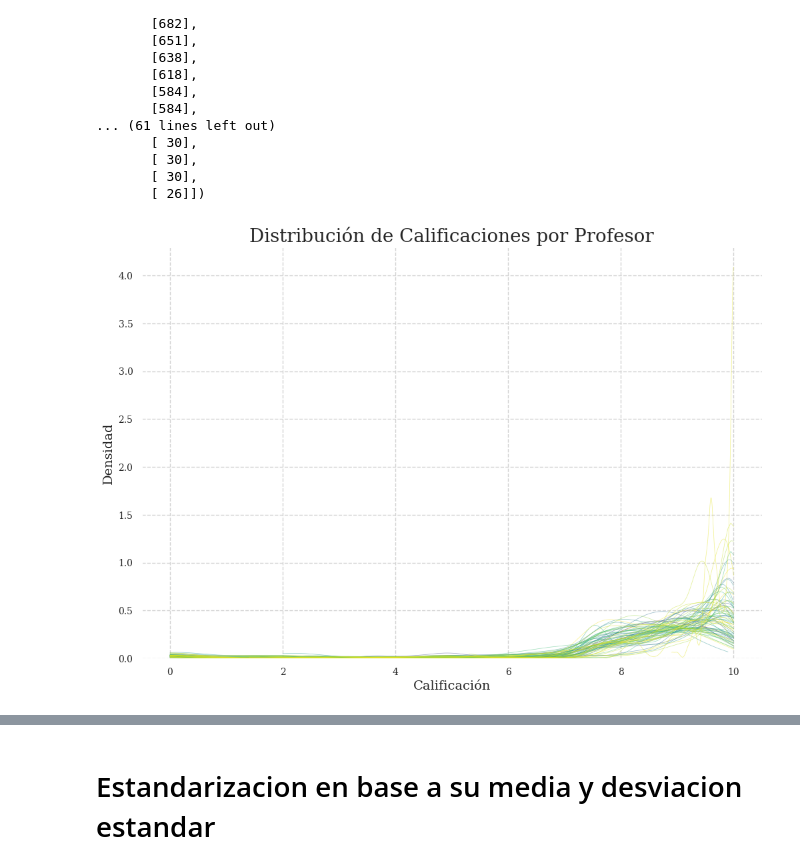
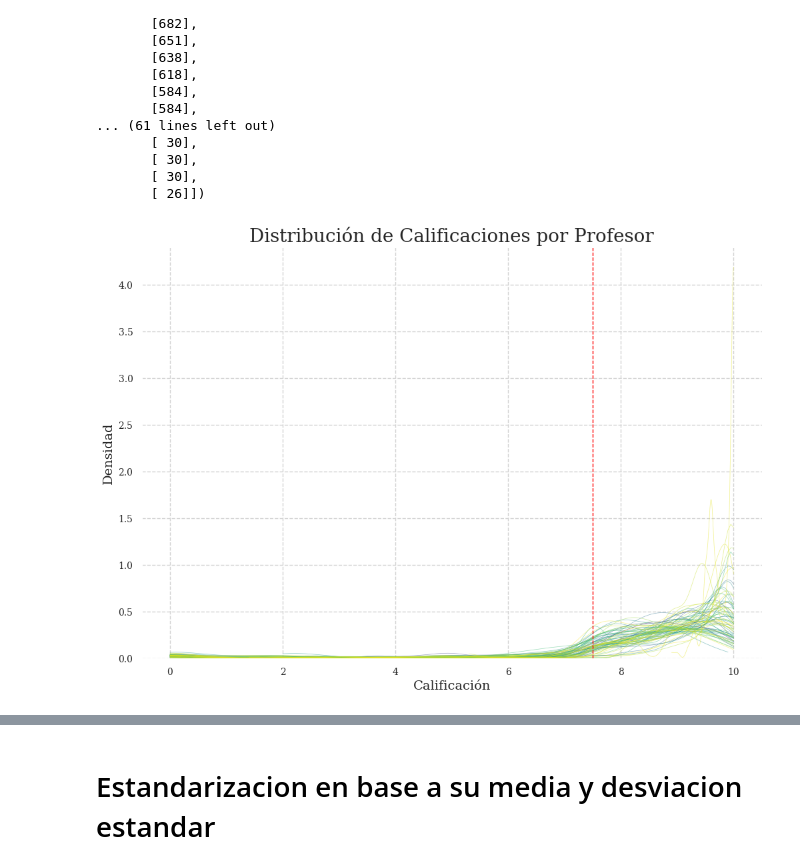
Before and after one commit to heritaco/CMAT, a Jupyter notebook: notebooks/03 Merge2/02 Distribucion de Profes.ipynb, the cells around one changed output, grey strips where cells are left out. Drawn from its saved outputs; the diff is of its cells as text; code cells hidden in the pictures.

```diff
--- a/notebooks/03 Merge2/02 Distribucion de Profes.ipynb
+++ b/notebooks/03 Merge2/02 Distribucion de Profes.ipynb
@@ -269,23 +269,24 @@ colors = [sns.color_palette("viridis_r", 100)[int(scaled_counts[i][0]*99)] for i
 # %%
 plt.figure(figsize=(12, 8))
 for num in range(len(profes_ids)):
     profe2 = materias[materias['CLAVEPROFESOR'] == profes_ids[num]]
     profe2num = profe2[pd.to_numeric(profe2['CALIFICACION'], errors='coerce').notnull()]
     if profe2num.empty:
         continue
     # plot only the kde, not the histogram, cut from 0 to 10
     sns.kdeplot(profe2num['CALIFICACION'],
                 cut=0,
                 bw_adjust=0.5,
                 clip=(0, 10),
                 label=f'Profesor {profes_ids[num]}',
                 alpha=0.5,
                 linewidth=0.5,
                 color=colors[num])
 plt.title('Distribución de Calificaciones por Profesor')
 plt.xlabel('Calificación')
 plt.ylabel('Densidad')
+plt.axvline(x=7.5, color='red', linestyle='--', linewidth=1, label='Límite Aprobatorio (7.5)')
 plt.savefig('visualizations/profes_distributions/all_professors.png', bbox_inches='tight')
 plt.show()
 # %% [output]
-[figure, old version]
+[figure, new version]
```
Also changed, not shown: parts of 2 cells of this notebook, 3 other files.
